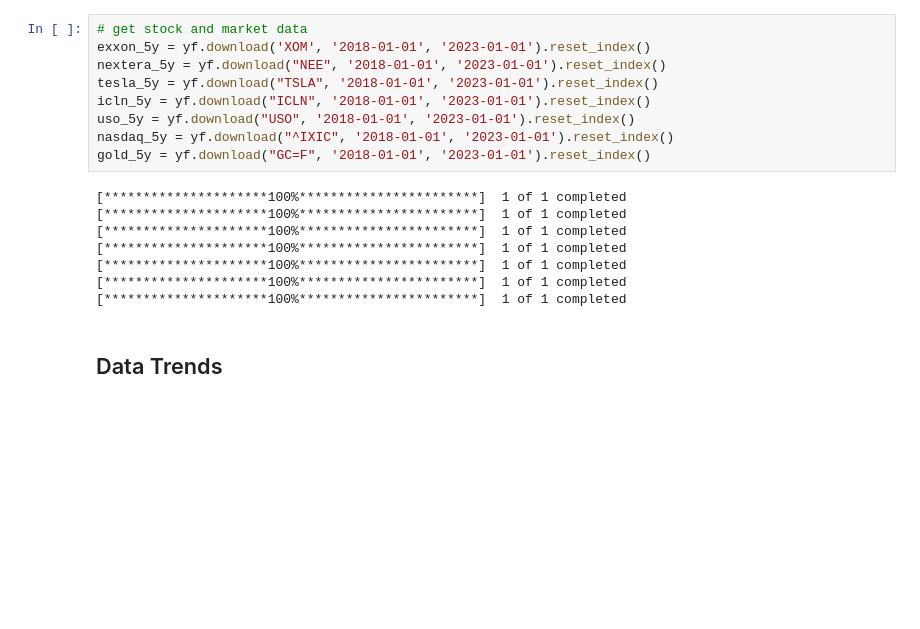
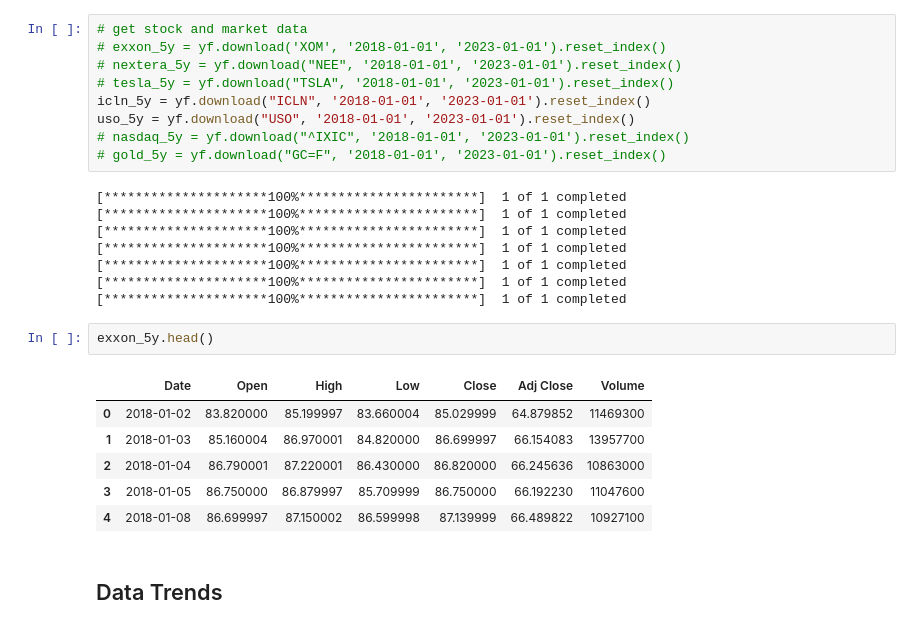
Before and after one commit to sethbeckett/cs6830_project3, a Jupyter notebook: eda.ipynb, the cells around one changed output. Drawn from its saved outputs; the diff is of its cells as text; blank space fills up the shorter version.

```diff
--- a/eda.ipynb
+++ b/eda.ipynb
@@ -17,13 +18,13 @@ from scipy.stats.mstats import pearsonr
 sns.set_theme(style="whitegrid")
 # %%
 # get stock and market data
-exxon_5y = yf.download('XOM', '2018-01-01', '2023-01-01').reset_index()
-nextera_5y = yf.download("NEE", '2018-01-01', '2023-01-01').reset_index()
-tesla_5y = yf.download("TSLA", '2018-01-01', '2023-01-01').reset_index()
+# exxon_5y = yf.download('XOM', '2018-01-01', '2023-01-01').reset_index()
+# nextera_5y = yf.download("NEE", '2018-01-01', '2023-01-01').reset_index()
+# tesla_5y = yf.download("TSLA", '2018-01-01', '2023-01-01').reset_index()
 icln_5y = yf.download("ICLN", '2018-01-01', '2023-01-01').reset_index()
 uso_5y = yf.download("USO", '2018-01-01', '2023-01-01').reset_index()
-nasdaq_5y = yf.download("^IXIC", '2018-01-01', '2023-01-01').reset_index()
-gold_5y = yf.download("GC=F", '2018-01-01', '2023-01-01').reset_index()
+# nasdaq_5y = yf.download("^IXIC", '2018-01-01', '2023-01-01').reset_index()
+# gold_5y = yf.download("GC=F", '2018-01-01', '2023-01-01').reset_index()
 # %% [output]
 [*********************100%***********************]  1 of 1 completed
 [*********************100%***********************]  1 of 1 completed
@@ -32,6 +33,15 @@ gold_5y = yf.download("GC=F", '2018-01-01', '2023-01-01').reset_index()
 [*********************100%***********************]  1 of 1 completed
 [*********************100%***********************]  1 of 1 completed
 [*********************100%***********************]  1 of 1 completed
+# %%
+exxon_5y.head()
+# %% [output]
+|  | Date | Open | High | Low | Close | Adj Close | Volume |
+| 0 | 2018-01-02 | 83.820000 | 85.199997 | 83.660004 | 85.029999 | 64.879852 | 11469300 |
+| 1 | 2018-01-03 | 85.160004 | 86.970001 | 84.820000 | 86.699997 | 66.154083 | 13957700 |
+| 2 | 2018-01-04 | 86.790001 | 87.220001 | 86.430000 | 86.820000 | 66.245636 | 10863000 |
+| 3 | 2018-01-05 | 86.750000 | 86.879997 | 85.709999 | 86.750000 | 66.192230 | 11047600 |
+| 4 | 2018-01-08 | 86.699997 | 87.150002 | 86.599998 | 87.139999 | 66.489822 | 10927100 |
 # %% [markdown]
 ## Data Trends
 # %% [markdown]
```
Also changed, not shown: parts of 17 cells of this notebook.
